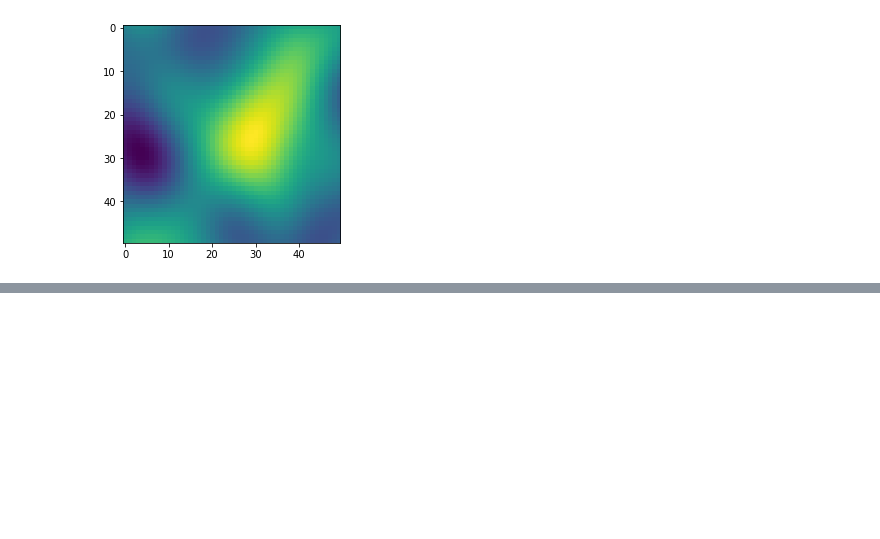
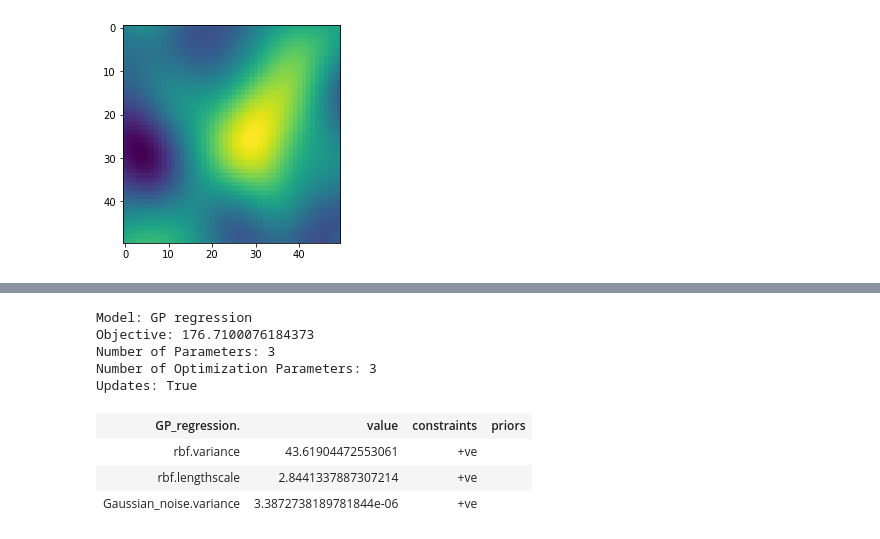
Before and after one commit to SheffieldML/advectionGP, a Jupyter notebook: jupyter/Source for GP and GF comparison.ipynb, the cells around one changed output, grey strips where cells are left out. Drawn from its saved outputs; the diff is of its cells as text; code cells hidden in the pictures; blank space fills up the shorter version.

```diff
--- a/jupyter/Source for GP and GF comparison.ipynb
+++ b/jupyter/Source for GP and GF comparison.ipynb
@@ -145,0 +180,13 @@ sourceFromCSV=np.reshape(sourceFromCSV,(50,50,50))
+# %%
+mGP.optimize()
+mGP
+# %% [output]
+Model: GP regression
+Objective: 176.7100076184373
+Number of Parameters: 3
+Number of Optimization Parameters: 3
+Updates: True
+| GP_regression. | value | constraints | priors |
+| rbf.variance | 43.61904472553061 | +ve |  |
+| rbf.lengthscale | 2.8441337887307214 | +ve |  |
+| Gaussian_noise.variance | 3.3872738189781844e-06 | +ve |  |
```
Also changed, not shown: parts of 21 cells of this notebook, 2 other files.
